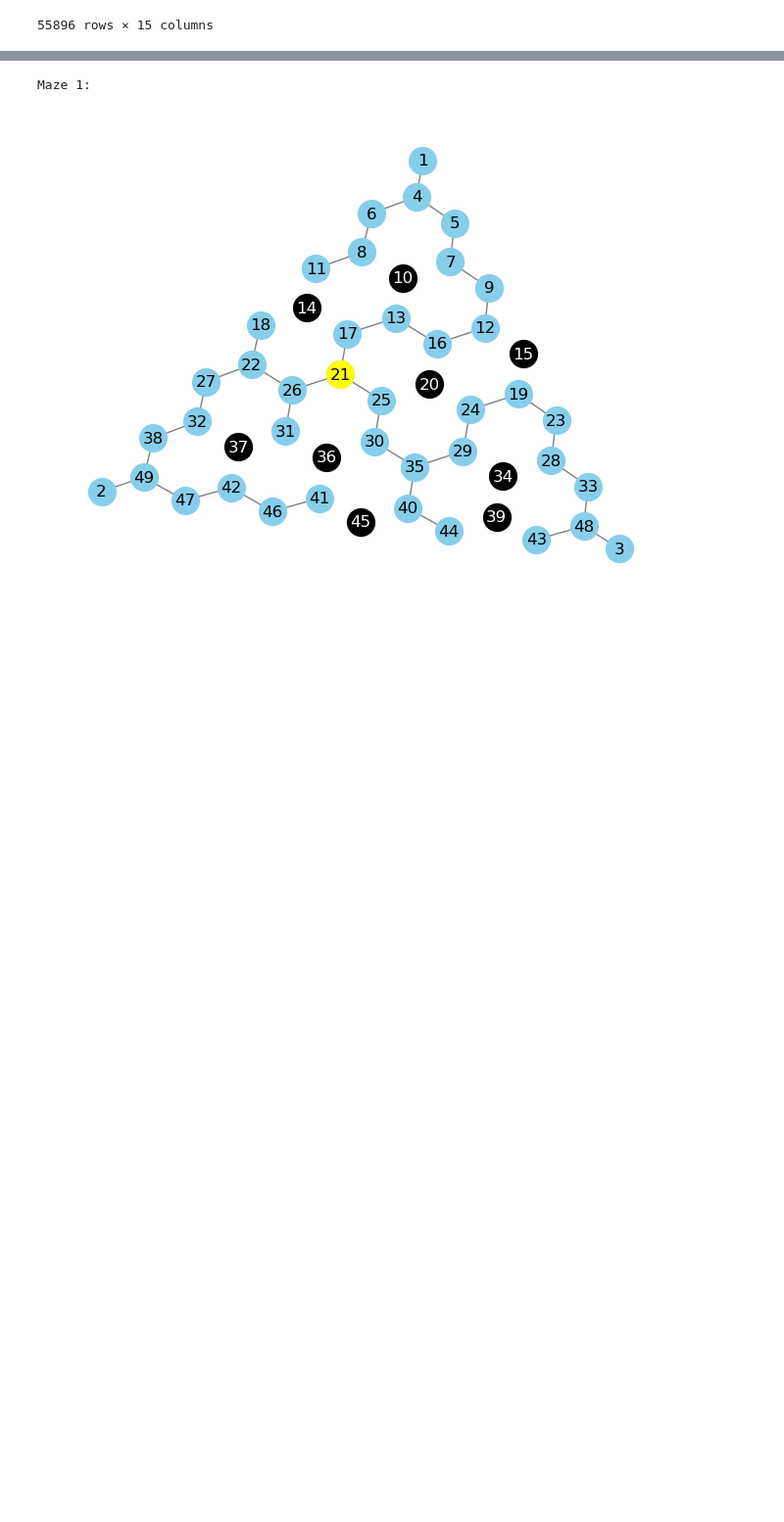
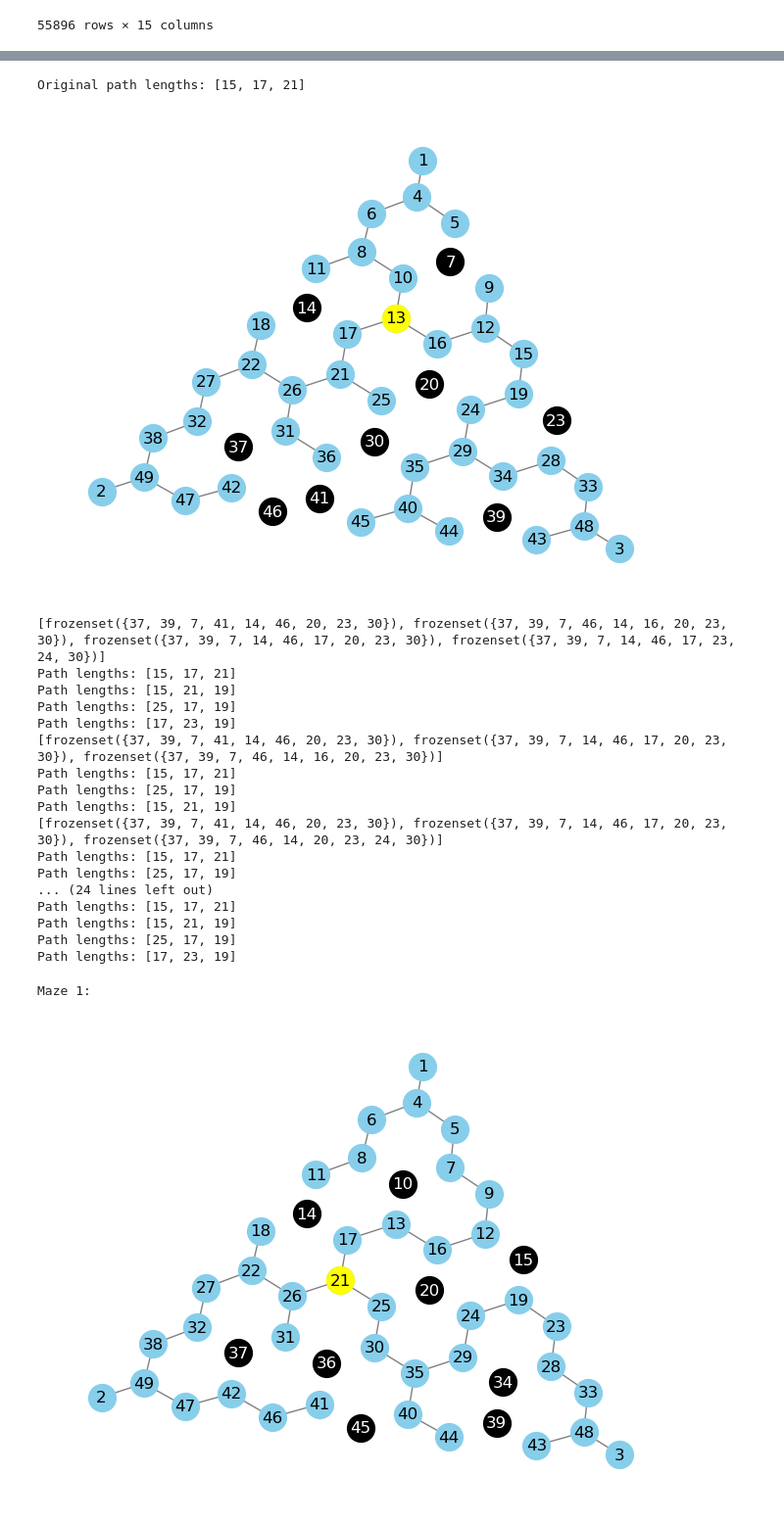
Before and after one commit to calderast/Hex-maze, a Jupyter notebook: generate-maze-sequence.ipynb, the cells around one changed output, grey strips where cells are left out. Shown at 98% size. Saved outputs shown, nothing was run; the diff lists cells and outputs as text; code cells hidden in the pictures; blank space fills up the shorter version.

Commit message:
test generate sequence

```diff
--- a/generate-maze-sequence.ipynb
+++ b/generate-maze-sequence.ipynb
@@ -28,3 +53,38 @@ display(df)
+# %%
+from hex_maze_utils import find_all_valid_barrier_sequences, df_lookup, plot_hex_maze
+
+orig_bars = frozenset({37, 39, 7, 41, 14, 46, 20, 23, 30})
+
+print(f"Original path lengths: {df_lookup(df, orig_bars, 'reward_path_lengths')}")
+plot_hex_maze(orig_bars)
+
+next_sequences = find_all_valid_barrier_sequences(df, orig_bars)
+
+for sequence in next_sequences:
+    print(sequence)
+    for bars in sequence:
+        print(f"Path lengths: {df_lookup(df, bars, 'reward_path_lengths')}")
+    #plot_hex_maze(bar)
+# %% [output]
+Original path lengths: [15, 17, 21]
+[figure, added]
+[frozenset({37, 39, 7, 41, 14, 46, 20, 23, 30}), frozenset({37, 39, 7, 46, 14, 16, 20, 23, 30}), frozenset({37, 39, 7, 14, 46, 17, 20, 23, 30}), frozenset({37, 39, 7, 14, 46, 17, 23, 24, 30})]
+Path lengths: [15, 17, 21]
+Path lengths: [15, 21, 19]
+Path lengths: [25, 17, 19]
+Path lengths: [17, 23, 19]
+[frozenset({37, 39, 7, 41, 14, 46, 20, 23, 30}), frozenset({37, 39, 7, 14, 46, 17, 20, 23, 30}), frozenset({37, 39, 7, 46, 14, 16, 20, 23, 30})]
+Path lengths: [15, 17, 21]
+Path lengths: [25, 17, 19]
+Path lengths: [15, 21, 19]
+[frozenset({37, 39, 7, 41, 14, 46, 20, 23, 30}), frozenset({37, 39, 7, 14, 46, 17, 20, 23, 30}), frozenset({37, 39, 7, 46, 14, 20, 23, 24, 30})]
+Path lengths: [15, 17, 21]
+Path lengths: [25, 17, 19]
+... (24 lines left out)
+Path lengths: [15, 17, 21]
+Path lengths: [15, 21, 19]
+Path lengths: [25, 17, 19]
+Path lengths: [17, 23, 19]
 # %%
 from hex_maze_utils import plot_hex_maze
 
```
Also changed, not shown: parts of 5 cells of this notebook, 1 other file.
